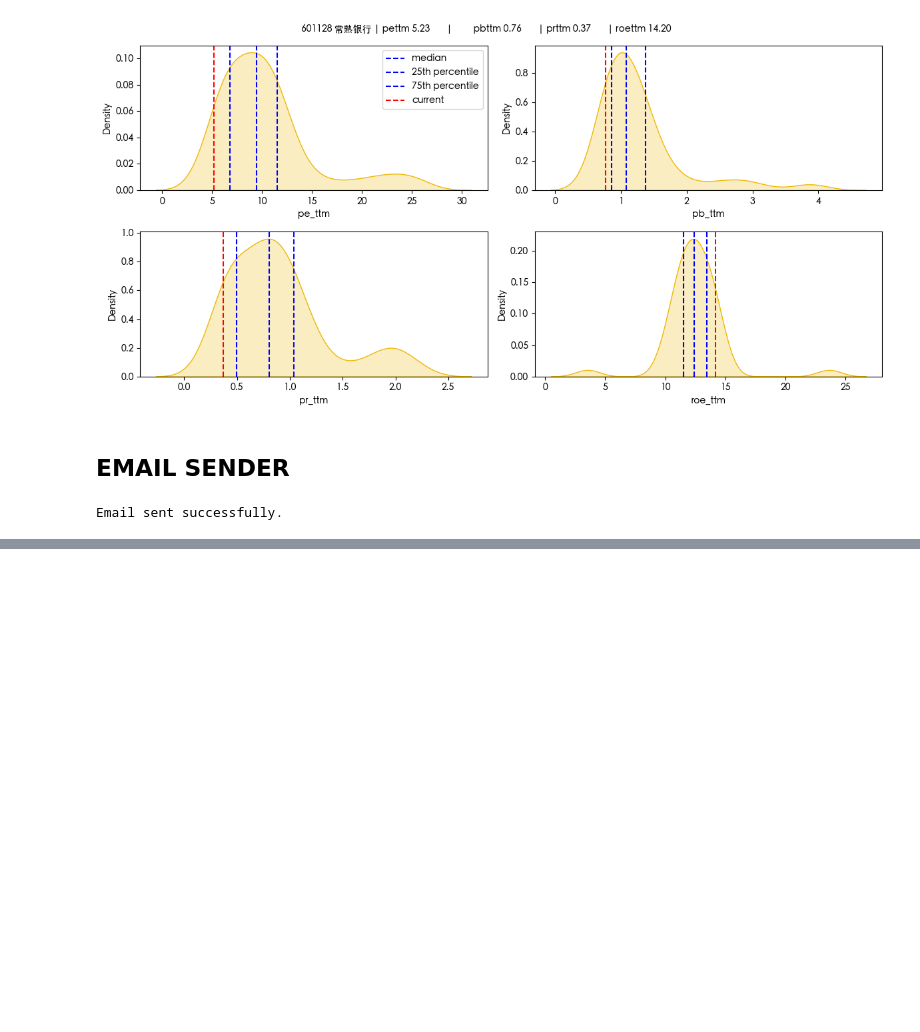
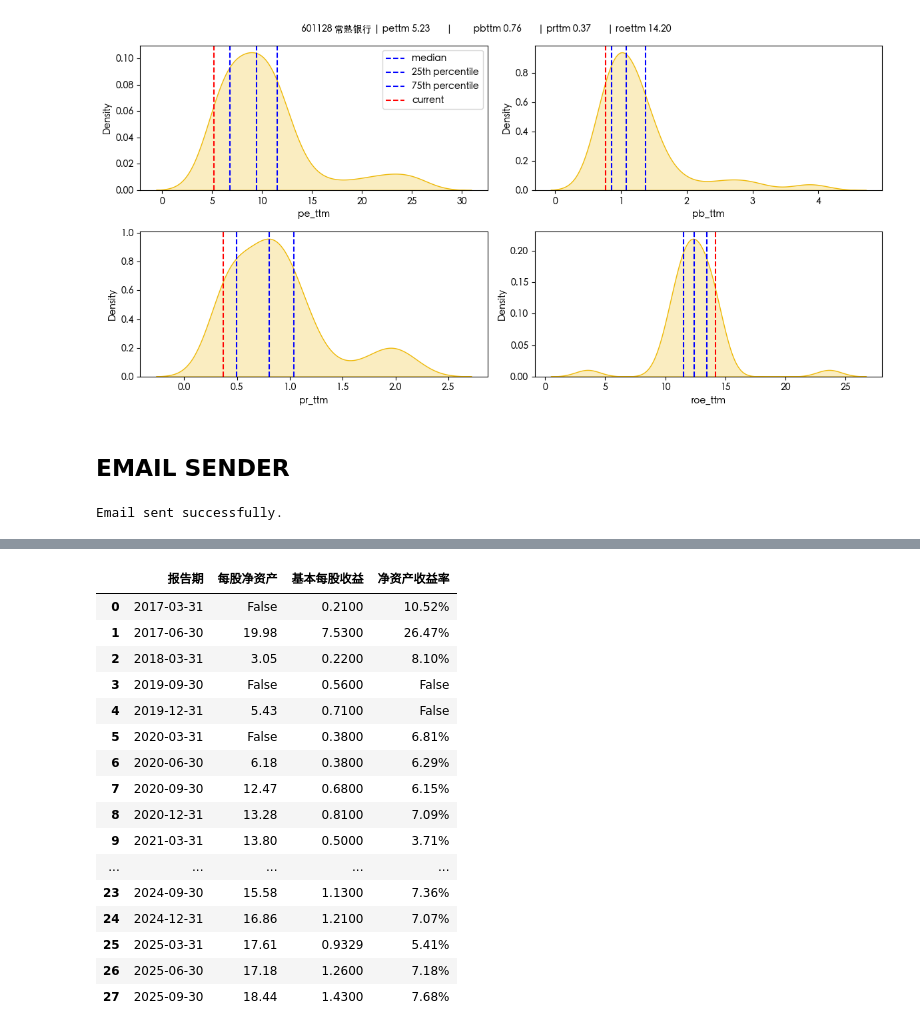
Before and after one commit to ProfessorErdo/stock-trend-tracker, a Jupyter notebook: notebooks/[manual]_portfolio_intrinsic_value_calculator.ipynb, the cells around one changed output, grey strips where cells are left out. Cells and saved outputs as stored; diff of their text form; code cells hidden in the pictures; blank space fills up the shorter version.

```diff
--- a/notebooks/[manual]_portfolio_intrinsic_value_calculator.ipynb
+++ b/notebooks/[manual]_portfolio_intrinsic_value_calculator.ipynb
@@ -380,0 +433,20 @@ Email sent successfully.
+# %%
+df2[['报告期', '每股净资产', '基本每股收益', '净资产收益率']]
+# %% [output]
+|  | 报告期 | 每股净资产 | 基本每股收益 | 净资产收益率 |
+| 0 | 2017-03-31 | False | 0.2100 | 10.52% |
+| 1 | 2017-06-30 | 19.98 | 7.5300 | 26.47% |
+| 2 | 2018-03-31 | 3.05 | 0.2200 | 8.10% |
+| 3 | 2019-09-30 | False | 0.5600 | False |
+| 4 | 2019-12-31 | 5.43 | 0.7100 | False |
+| 5 | 2020-03-31 | False | 0.3800 | 6.81% |
+| 6 | 2020-06-30 | 6.18 | 0.3800 | 6.29% |
+| 7 | 2020-09-30 | 12.47 | 0.6800 | 6.15% |
+| 8 | 2020-12-31 | 13.28 | 0.8100 | 7.09% |
+| 9 | 2021-03-31 | 13.80 | 0.5000 | 3.71% |
+| ... | ... | ... | ... | ... |
+| 23 | 2024-09-30 | 15.58 | 1.1300 | 7.36% |
+| 24 | 2024-12-31 | 16.86 | 1.2100 | 7.07% |
+| 25 | 2025-03-31 | 17.61 | 0.9329 | 5.41% |
+| 26 | 2025-06-30 | 17.18 | 1.2600 | 7.18% |
+| 27 | 2025-09-30 | 18.44 | 1.4300 | 7.68% |
```
Also changed, not shown: parts of 5 cells of this notebook, 2 other files.
